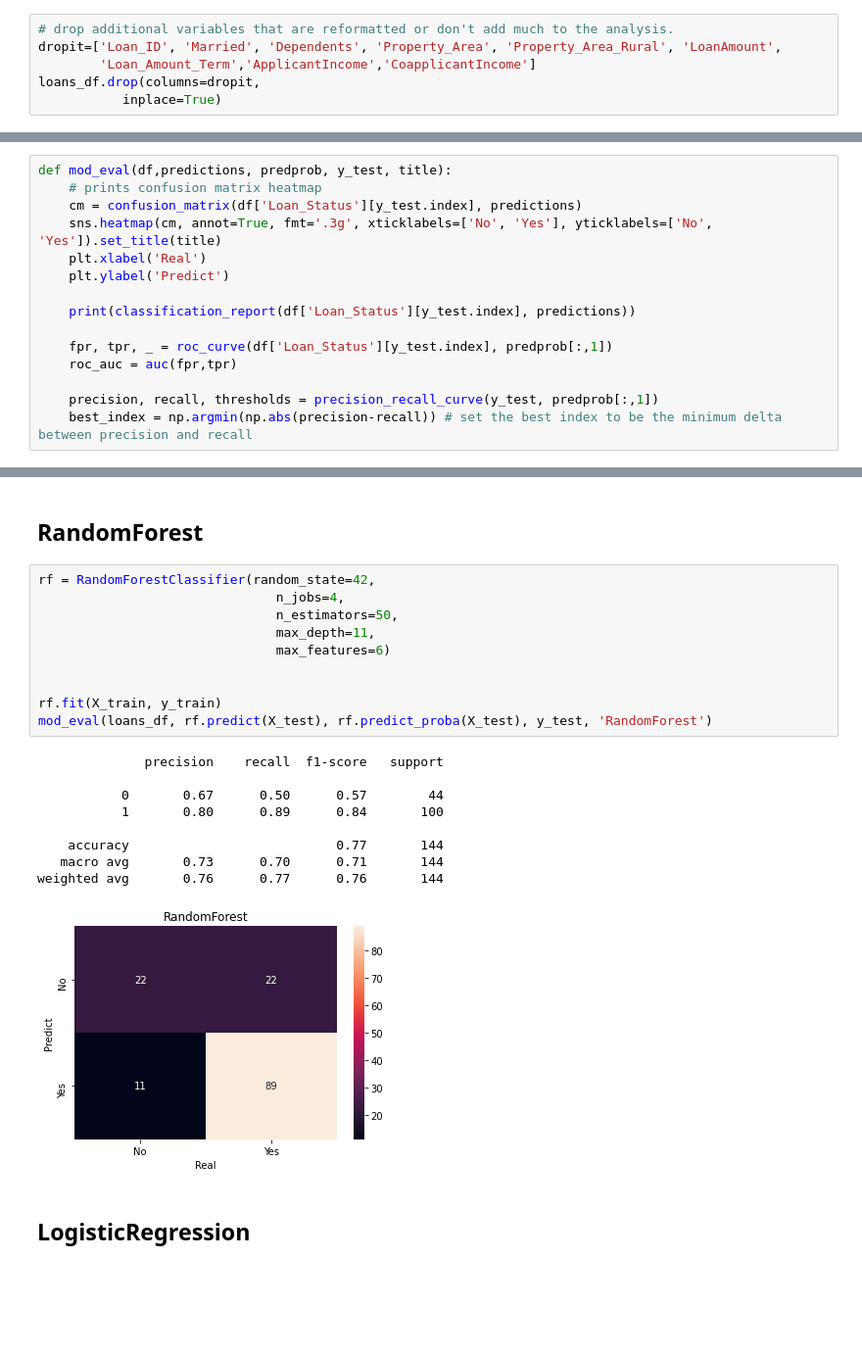
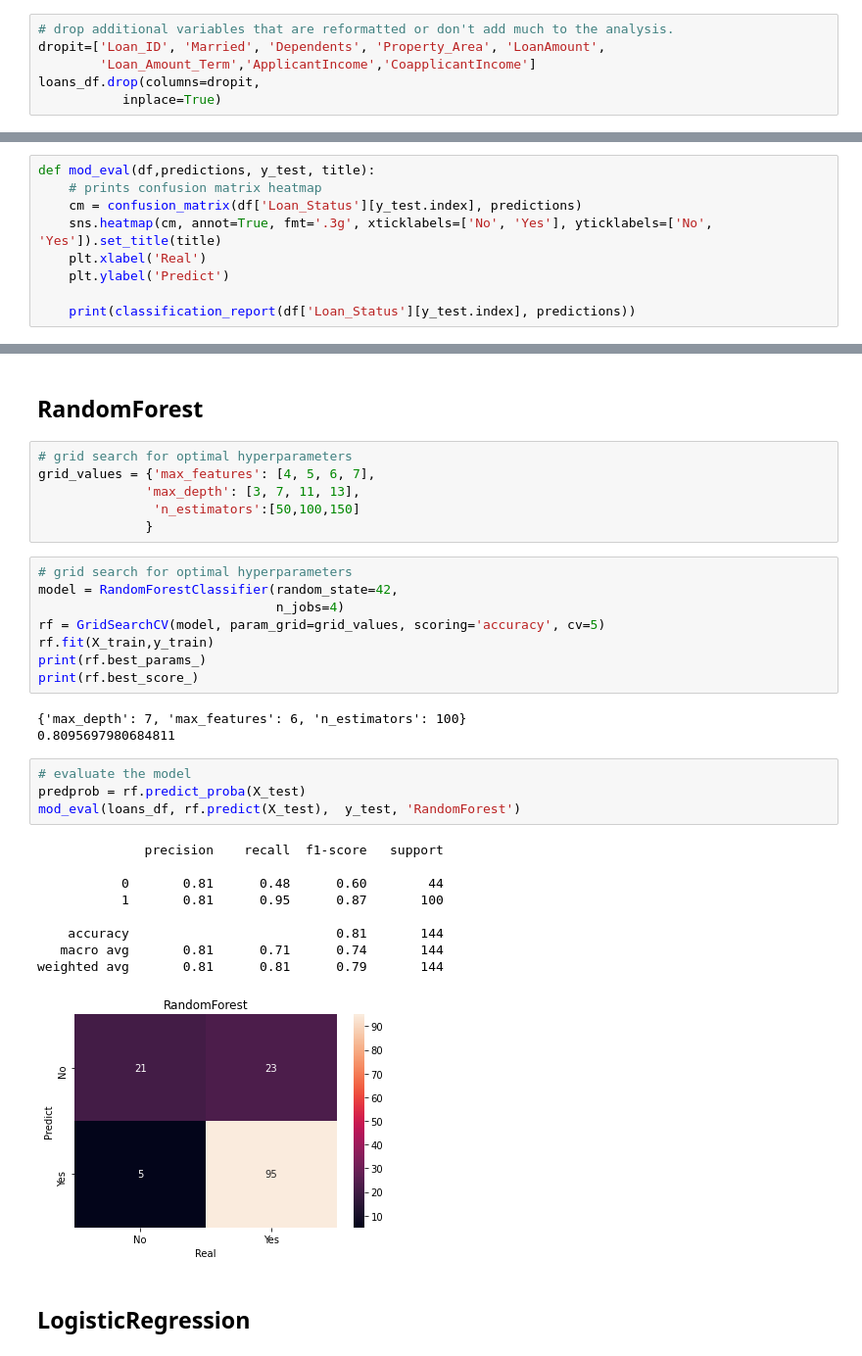
Before and after one commit to austinlasseter/mortgage-loan-prediction, a Jupyter notebook: analysis/mortgage-loans-model-building.ipynb, the cells around one changed output, grey strips where cells are left out. Shown at 98% size. Saved outputs shown, nothing was run; the diff lists cells and outputs as text; blank space fills up the shorter version.

```diff
--- a/analysis/mortgage-loans-model-building.ipynb
+++ b/analysis/mortgage-loans-model-building.ipynb
@@ -254,7 +257,7 @@ ln_LoanAmount_raw = np.log(1000*loans_df['LoanAmount'])
 loans_df['ln_LoanAmount'] = ss_scaler3.fit_transform(np.array(ln_LoanAmount_raw).reshape(-1, 1))
 # %%
 # drop additional variables that are reformatted or don't add much to the analysis.
-dropit=['Loan_ID', 'Married', 'Dependents', 'Property_Area', 'Property_Area_Rural', 'LoanAmount',
+dropit=['Loan_ID', 'Married', 'Dependents', 'Property_Area', 'LoanAmount',
         'Loan_Amount_Term','ApplicantIncome','CoapplicantIncome']
 loans_df.drop(columns=dropit,
            inplace=True)
@@ -270,7 +273,7 @@ loans_df.head()
 # %% [markdown]
 ## Model evaluation
 # %%
-def mod_eval(df,predictions, predprob, y_test, title):
+def mod_eval(df,predictions, y_test, title):
     # prints confusion matrix heatmap
     cm = confusion_matrix(df['Loan_Status'][y_test.index], predictions)
     sns.heatmap(cm, annot=True, fmt='.3g', xticklabels=['No', 'Yes'], yticklabels=['No', 'Yes']).set_title(title)
@@ -278,12 +281,6 @@ def mod_eval(df,predictions, predprob, y_test, title):
     plt.ylabel('Predict')
 
     print(classification_report(df['Loan_Status'][y_test.index], predictions))
-
-    fpr, tpr, _ = roc_curve(df['Loan_Status'][y_test.index], predprob[:,1])
-    roc_auc = auc(fpr,tpr)
-
-    precision, recall, thresholds = precision_recall_curve(y_test, predprob[:,1])
-    best_index = np.argmin(np.abs(precision-recall)) # set the best index to be the minimum delta between precision and recall
 # %%
 # train-test split
 X=loans_df.drop(columns=['Loan_Status', 'Combined_Income'])
@@ -293,25 +290,36 @@ X_train, X_test, y_train, y_test = train_test_split(X, y,
                                                      stratify=loans_df['Loan_Status'])
 # %% [markdown]
 ## RandomForest
+# %%
+# grid search for optimal hyperparameters
+grid_values = {'max_features': [4, 5, 6, 7],
+              'max_depth': [3, 7, 11, 13],
+               'n_estimators':[50,100,150]
+              }
+# %%
+# grid search for optimal hyperparameters
+model = RandomForestClassifier(random_state=42,
+                               n_jobs=4)
+rf = GridSearchCV(model, param_grid=grid_values, scoring='accuracy', cv=5)
+rf.fit(X_train,y_train)
+print(rf.best_params_)
+print(rf.best_score_)
+# %% [output]
+{'max_depth': 7, 'max_features': 6, 'n_estimators': 100}
+0.8095697980684811
 # %%
-rf = RandomForestClassifier(random_state=42,
-                               n_jobs=4,
-                               n_estimators=50,
-                               max_depth=11,
-                               max_features=6)
-
-
-rf.fit(X_train, y_train)
-mod_eval(loans_df, rf.predict(X_test), rf.predict_proba(X_test), y_test, 'RandomForest')
+# evaluate the model
+predprob = rf.predict_proba(X_test)
+mod_eval(loans_df, rf.predict(X_test),  y_test, 'RandomForest')
 # %% [output]
               precision    recall  f1-score   support
 
-           0       0.67      0.50      0.57        44
-           1       0.80      0.89      0.84       100
+           0       0.81      0.48      0.60        44
+           1       0.81      0.95      0.87       100
 
-    accuracy                           0.77       144
-   macro avg       0.73      0.70      0.71       144
-weighted avg       0.76      0.77      0.76       144
+    accuracy                           0.81       144
+   macro avg       0.81      0.71      0.74       144
+weighted avg       0.81      0.81      0.79       144
-[figure, old version]
+[figure, new version]
 # %% [markdown]
 ## LogisticRegression
```
Also changed, not shown: parts of 26 cells of this notebook, 1 other file.
